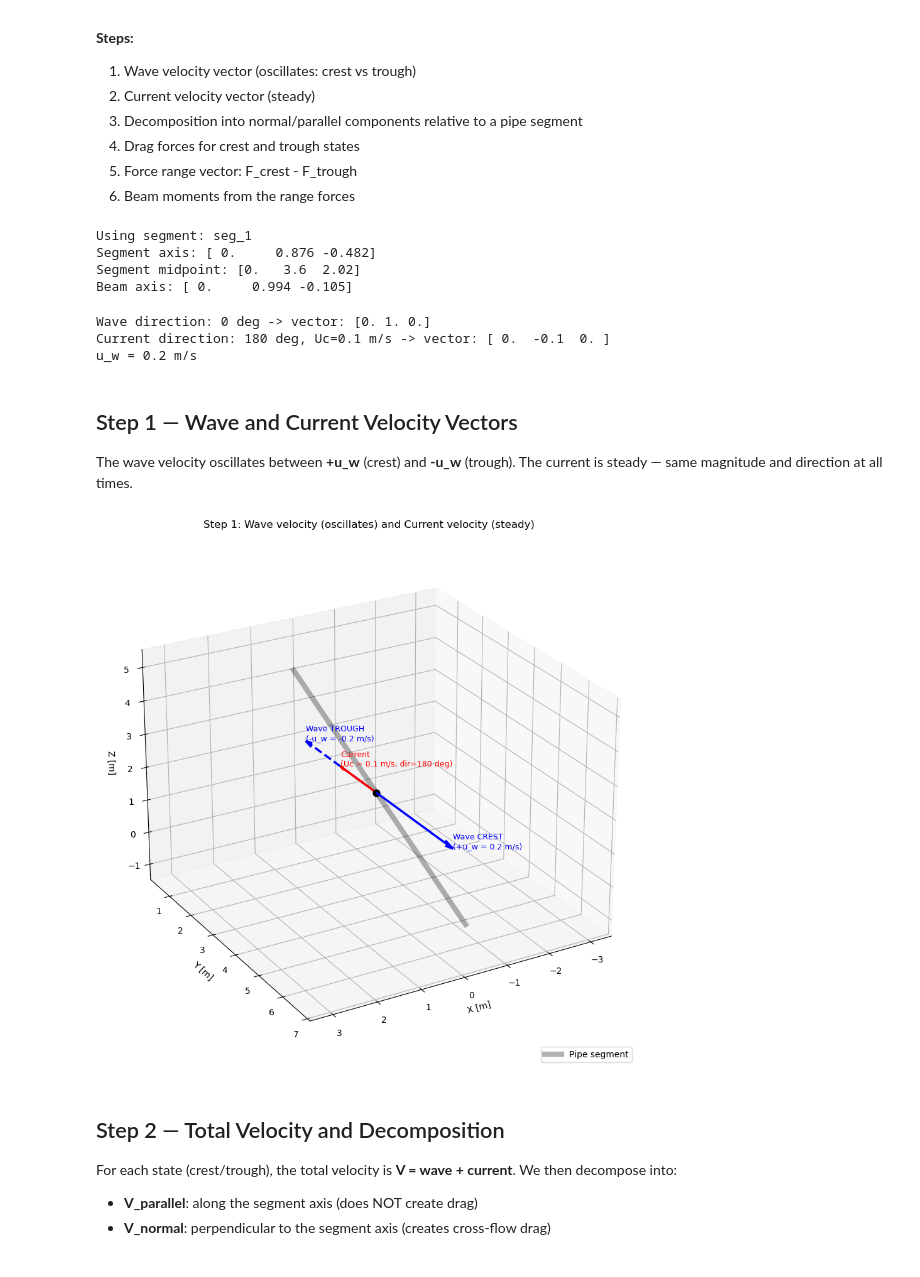
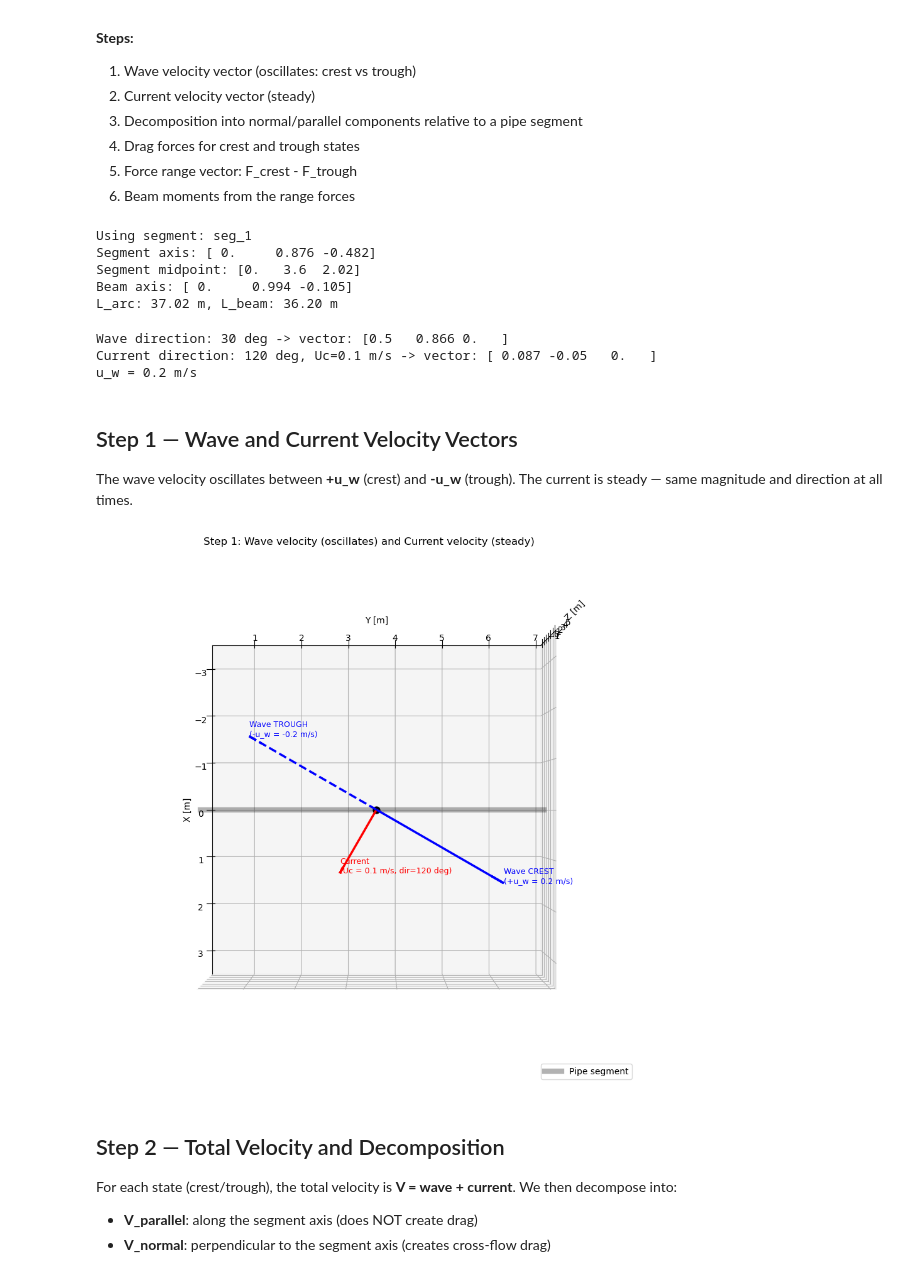
Before and after one commit to cesareprimultini/von-karman, a Jupyter notebook: vector_decomposition/workflows/beam_workflow/explain_force_range.ipynb, the cells around one changed output. Cells and saved outputs as stored; diff of their text form; code cells hidden in the pictures.

```diff
--- a/vector_decomposition/workflows/beam_workflow/explain_force_range.ipynb
+++ b/vector_decomposition/workflows/beam_workflow/explain_force_range.ipynb
@@ -45,6 +45,7 @@ segments, bellmouth, touchdown = build_segments_3d(seg_df, CPS_HEADING)
 beam_vec = touchdown - bellmouth
 L_beam = np.linalg.norm(beam_vec)
 beam_axis = beam_vec / L_beam
+L_arc = sum(s['length'] for s in segments)
 
 # pick one segment for the detailed walkthrough (middle segment)
 seg = segments[0] # first segment
@@ -52,15 +53,17 @@ print(f'Using segment: {seg["seg_id"]}')
 print(f'Segment axis: {np.round(seg["axis"], 3)}')
 print(f'Segment midpoint: {np.round(seg["midpoint"], 2)}')
 print(f'Beam axis: {np.round(beam_axis, 3)}')
+print(f'L_arc: {L_arc:.2f} m, L_beam: {L_beam:.2f} m')
 # %% [output]
 Using segment: seg_1
 Segment axis: [ 0.     0.876 -0.482]
 Segment midpoint: [0.   3.6  2.02]
 Beam axis: [ 0.     0.994 -0.105]
+L_arc: 37.02 m, L_beam: 36.20 m
 # %%
 # define test conditions
-wave_dir = 0   # degrees
-curr_dir = 180  # degrees (perpendicular to wave)
+wave_dir = 30   # degrees
+curr_dir = 120  # degrees (perpendicular to wave)
 u_w = 0.2      # wave particle velocity [m/s]
 Uc = 0.1         # current magnitude [m/s]
 
@@ -71,8 +74,8 @@ print(f'Wave direction: {wave_dir} deg -> vector: {np.round(wave_dir_vec, 3)}')
 print(f'Current direction: {curr_dir} deg, Uc={Uc} m/s -> vector: {np.round(curr_vec, 3)}')
 print(f'u_w = {u_w} m/s')
 # %% [output]
-Wave direction: 0 deg -> vector: [0. 1. 0.]
-Current direction: 180 deg, Uc=0.1 m/s -> vector: [ 0.  -0.1  0. ]
+Wave direction: 30 deg -> vector: [0.5   0.866 0.   ]
+Current direction: 120 deg, Uc=0.1 m/s -> vector: [ 0.087 -0.05   0.   ]
 u_w = 0.2 m/s
 # %% [markdown]
 ## Step 1 — Wave and Current Velocity Vectors
@@ -116,35 +119,35 @@ ax.quiver(*origin3, *(V_wave_trough * scale), color='blue', lw=2.5, arrow_length
 tip_t = origin3 + V_wave_trough * scale
 ax.text(tip_t[0], tip_t[1], tip_t[2], f'Wave TROUGH\n(-u_w = {-u_w} m/s)',
         fontsize=9, color='blue')
 
 # current (red)
 ax.quiver(*origin3, *(V_curr_3d * scale), color='red', lw=2.5, arrow_length_ratio=0.1)
 tip_curr = origin3 + V_curr_3d * scale
 ax.text(tip_curr[0], tip_curr[1], tip_curr[2], f'Current\n(Uc = {Uc} m/s, dir={curr_dir} deg)',
         fontsize=9, color='red')
 
 ax.scatter(*origin3, color='k', s=60, zorder=5)
 ax.set_xlabel('X [m]')
 ax.set_ylabel('Y [m]')
 ax.set_zlabel('Z [m]')
 ax.set_title('Step 1: Wave velocity (oscillates) and Current velocity (steady)', fontsize=12)
 ax.legend(loc='lower right')
 
 # Force equal axis scaling to prevent visual distortion
 all_pts = np.array([origin3, p1_3d, p2_3d, tip_c, tip_t, tip_curr])
 mins = all_pts.min(axis=0)
 maxs = all_pts.max(axis=0)
 center = (mins + maxs) / 2
 half_range = max((maxs - mins).max() / 2, 1.0)
 ax.set_xlim(center[0] - half_range, center[0] + half_range)
 ax.set_ylim(center[1] - half_range, center[1] + half_range)
 ax.set_zlim(center[2] - half_range, center[2] + half_range)
 
-ax.view_init(elev=25, azim=60)
+ax.view_init(elev=90, azim=0)
 plt.tight_layout()
 plt.show()
 # %% [output]
-[figure, old version]
+[figure, new version]
 # %% [markdown]
 ## Step 2 — Total Velocity and Decomposition
 
```
Also changed, not shown: parts of 12 cells of this notebook, 3 other files.
